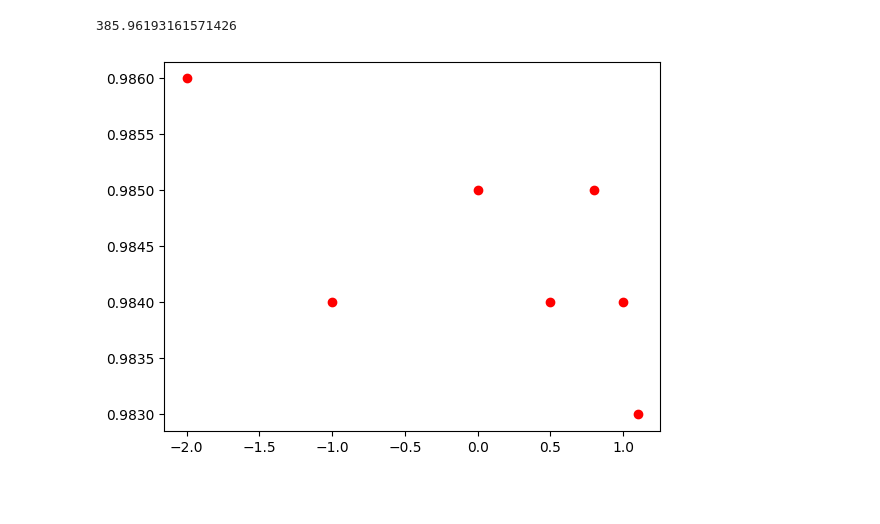
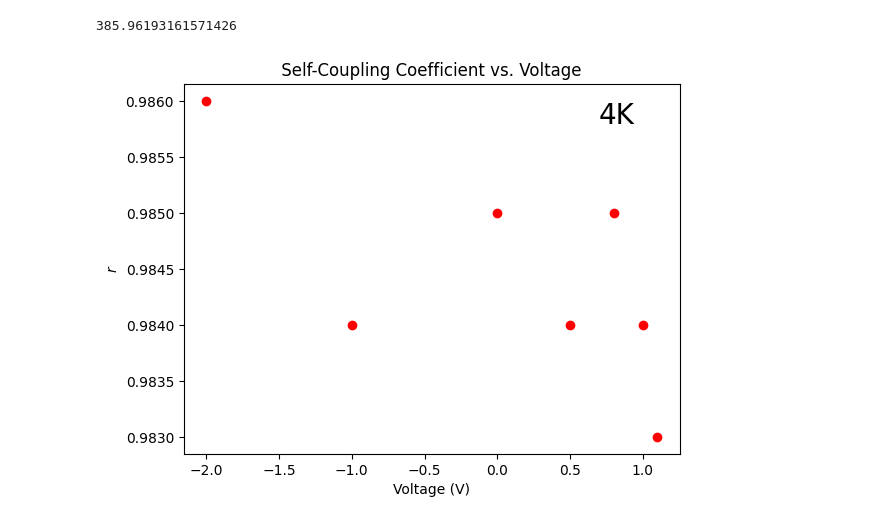
Before and after one commit to madelynnjm/Updated_Thesis, a Jupyter notebook: Falco/4KNEFF.ipynb, the cells around one changed output. Drawn from its saved outputs; the diff is of its cells as text; code cells hidden in the pictures; blank space fills up the shorter version.

Commit message:
Rearranged the smoothing and polished graphs

```diff
--- a/Falco/4KNEFF.ipynb
+++ b/Falco/4KNEFF.ipynb
@@ -121,6 +137,12 @@ print(average_alpha)
 # %%
 r = [0.986, 0.984, 0.985, 0.984, 0.985, 0.984, 0.983]
 plt.plot(voltages, r, 'ro', label='data')
+plt.title( " Self-Coupling Coefficient vs. Voltage ")
+plt.xlabel('Voltage (V)')
+plt.ylabel('$r$')
+plt.text(0.7, 0.9858, r'4K', color = "black", fontsize="20")
+plt.savefig("4K-r.png")
 plt.show()
+#if no write why cons?
 # %% [output]
-[figure, old version]
+[figure, new version]
```
Also changed, not shown: parts of 2 cells of this notebook, 8 other files.
